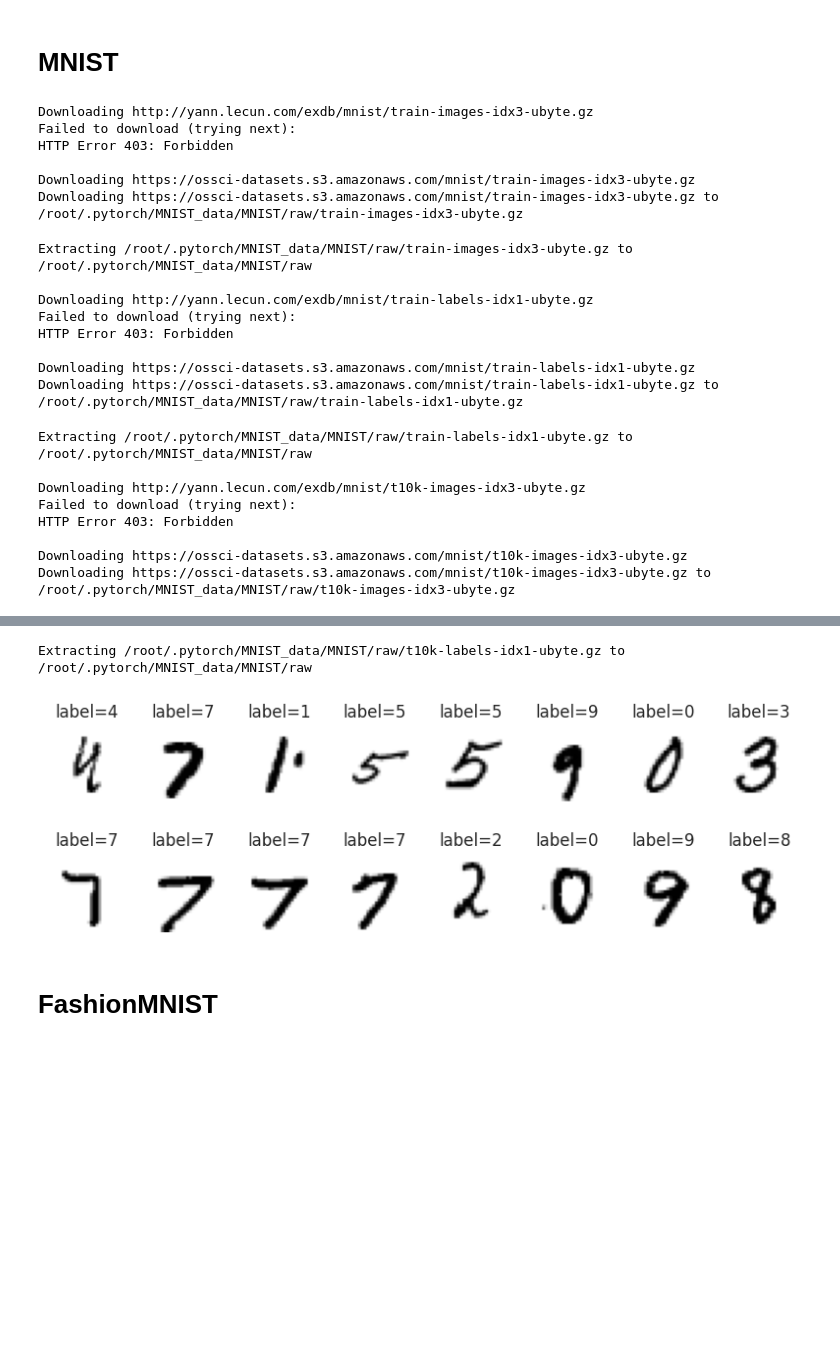
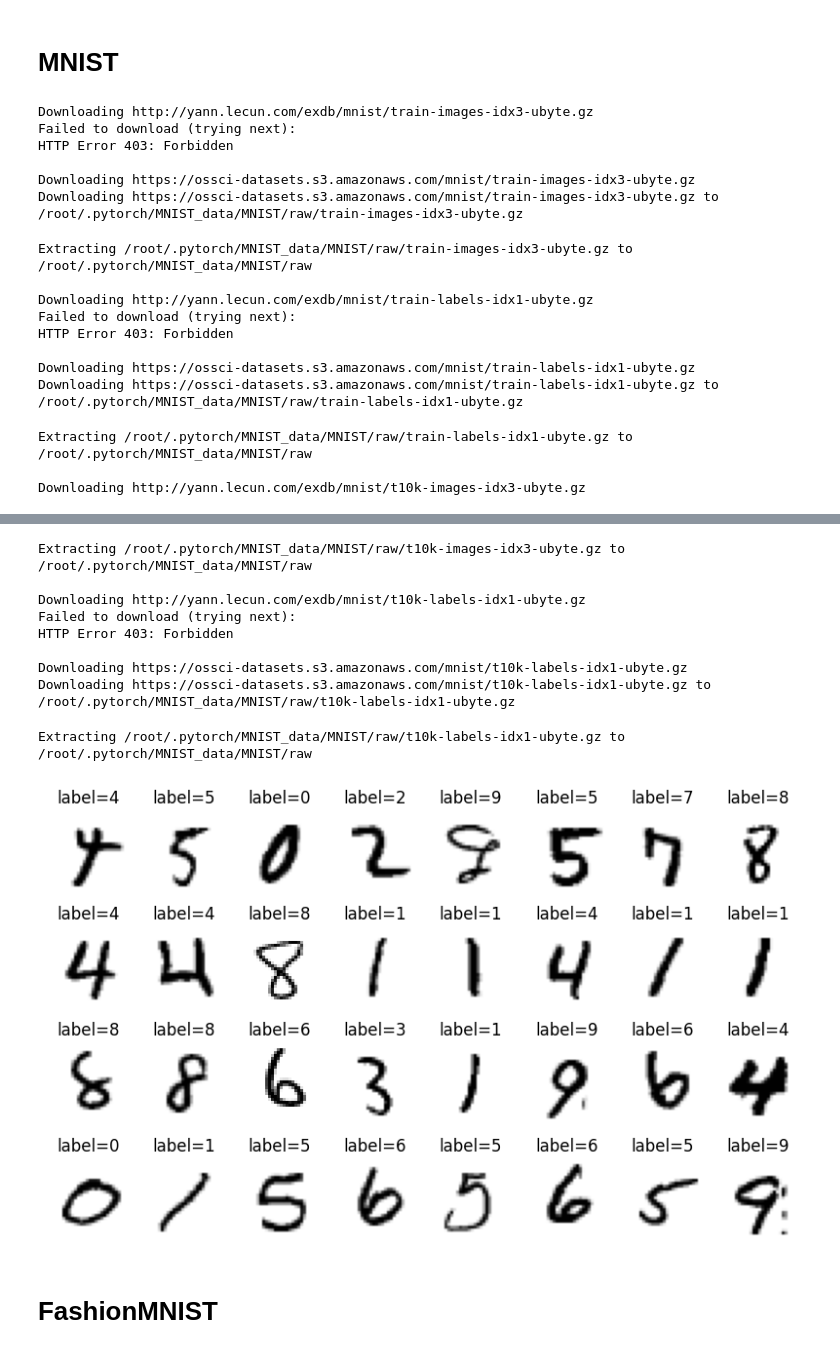
Before and after one commit to peiyong-addwater/Let-The-Quantum-Creep-In, a Jupyter notebook: datasample.ipynb, the cells around one changed output, grey strips where cells are left out. Saved outputs shown, nothing was run; the diff lists cells and outputs as text; code cells hidden in the pictures; blank space fills up the shorter version.

```diff
--- a/datasample.ipynb
+++ b/datasample.ipynb
@@ -86,14 +39,14 @@ images, labels = next(dataiter)
 
 # Step 3: Display the images
 # Choose how many images you want to display
-n_images = 16
+n_images = 32
 
 # Set up the figure size
-fig = plt.figure(figsize=(8,3))
+fig = plt.figure(figsize=(8,5))
 
 # Display images in a grid
 for idx in range(n_images):
-    plt.subplot(2,8, idx+1)  # Adjust the grid size based on your choice of n_images
+    plt.subplot(4,8, idx+1)  # Adjust the grid size based on your choice of n_images
     plt.imshow(images[idx].numpy().squeeze(), cmap='gray_r')
     plt.title(f"label={labels[idx].item()}")
     plt.axis('off')
@@ -117,8 +70,3 @@ Downloading https://ossci-datasets.s3.amazonaws.com/mnist/train-labels-idx1-ubyt
 Extracting /root/.pytorch/MNIST_data/MNIST/raw/train-labels-idx1-ubyte.gz to /root/.pytorch/MNIST_data/MNIST/raw
 
 Downloading http://yann.lecun.com/exdb/mnist/t10k-images-idx3-ubyte.gz
-Failed to download (trying next):
-HTTP Error 403: Forbidden
-
-Downloading https://ossci-datasets.s3.amazonaws.com/mnist/t10k-images-idx3-ubyte.gz
-Downloading https://ossci-datasets.s3.amazonaws.com/mnist/t10k-images-idx3-ubyte.gz to /root/.pytorch/MNIST_data/MNIST/raw/t10k-images-idx3-ubyte.gz
@@ -133,5 +78,13 @@ Downloading https://ossci-datasets.s3.amazonaws.com/mnist/t10k-labels-idx1-ubyte
-Extracting /root/.pytorch/MNIST_data/MNIST/raw/t10k-labels-idx1-ubyte.gz to /root/.pytorch/MNIST_data/MNIST/raw
+Extracting /root/.pytorch/MNIST_data/MNIST/raw/t10k-images-idx3-ubyte.gz to /root/.pytorch/MNIST_data/MNIST/raw
+
+Downloading http://yann.lecun.com/exdb/mnist/t10k-labels-idx1-ubyte.gz
+Failed to download (trying next):
+HTTP Error 403: Forbidden
+
+Downloading https://ossci-datasets.s3.amazonaws.com/mnist/t10k-labels-idx1-ubyte.gz
+Downloading https://ossci-datasets.s3.amazonaws.com/mnist/t10k-labels-idx1-ubyte.gz to /root/.pytorch/MNIST_data/MNIST/raw/t10k-labels-idx1-ubyte.gz
+Extracting /root/.pytorch/MNIST_data/MNIST/raw/t10k-labels-idx1-ubyte.gz to /root/.pytorch/MNIST_data/MNIST/raw
-[figure, old version]
+[figure, new version]
 # %%
 fig.savefig(os.path.join(save_folder, 'mnist.pdf'))
 # %% [markdown]
```
Also changed, not shown: parts of 5 cells of this notebook, 3 other files.
